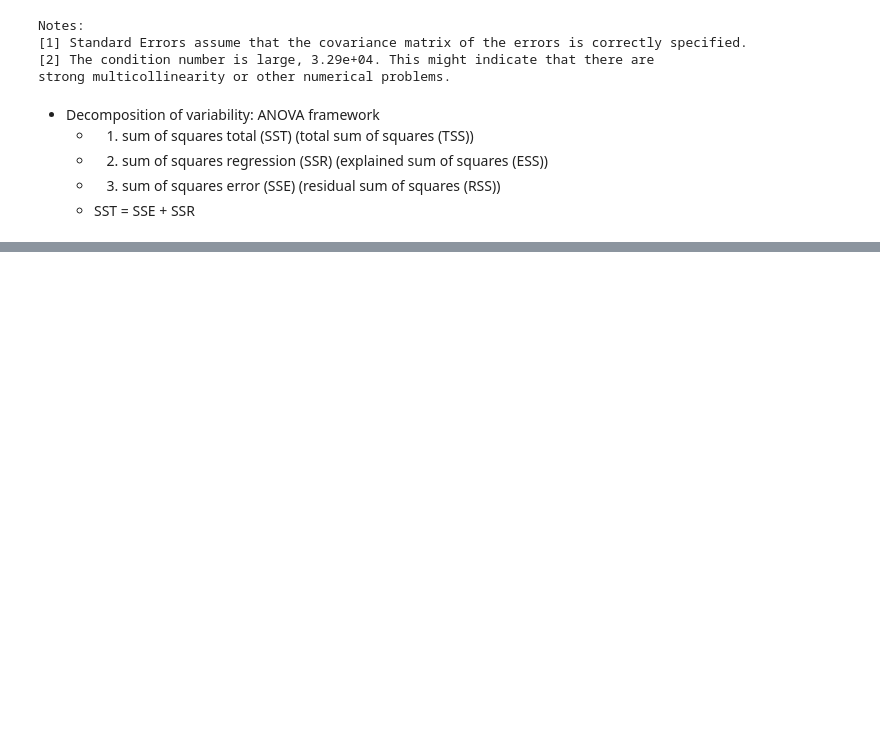
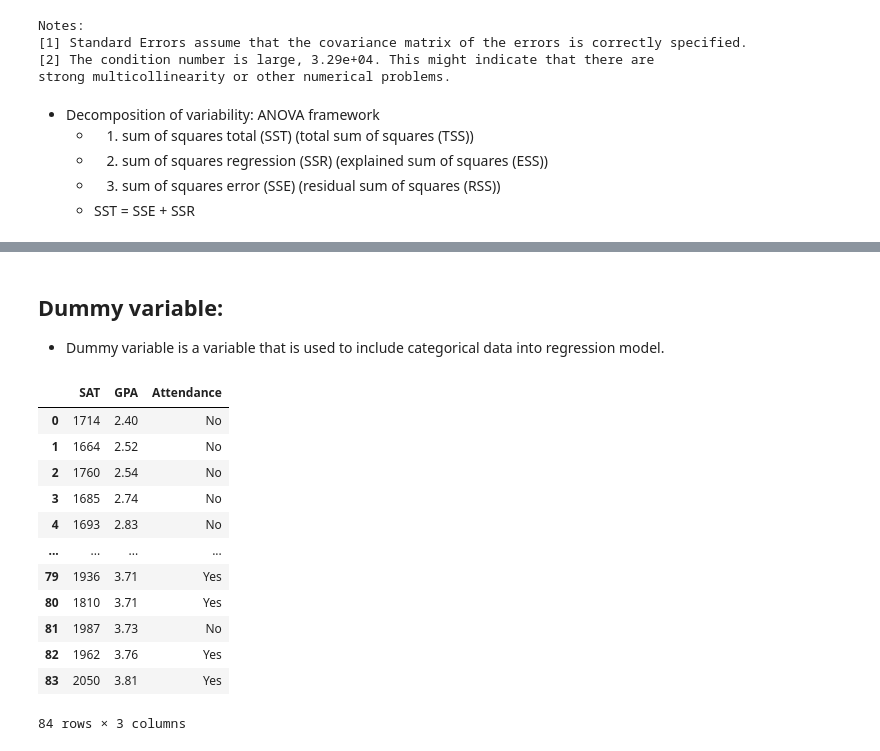
Before and after one commit to ShayanJul/DataScience, a Jupyter notebook: regression analysis with python.ipynb, the cells around one changed output, grey strips where cells are left out. Saved outputs shown, nothing was run; the diff lists cells and outputs as text; code cells hidden in the pictures; blank space fills up the shorter version.

```diff
--- a/regression analysis with python.ipynb
+++ b/regression analysis with python.ipynb
@@ -92,0 +174,21 @@ strong multicollinearity or other numerical problems.
+# %% [markdown]
+## Dummy variable:
+* Dummy variable is a variable that is used to include categorical data into regression model.
+# %%
+# loading a categorical data
+raw_data = pd.read_csv('18.3 1.03. Dummies.csv')
+raw_data
+# %% [output]
+|  | SAT | GPA | Attendance |
+| 0 | 1714 | 2.40 | No |
+| 1 | 1664 | 2.52 | No |
+| 2 | 1760 | 2.54 | No |
+| 3 | 1685 | 2.74 | No |
+| 4 | 1693 | 2.83 | No |
+| ... | ... | ... | ... |
+| 79 | 1936 | 3.71 | Yes |
+| 80 | 1810 | 3.71 | Yes |
+| 81 | 1987 | 3.73 | No |
+| 82 | 1962 | 3.76 | Yes |
+| 83 | 2050 | 3.81 | Yes |
+84 rows × 3 columns
```
Also changed, not shown: parts of 8 cells of this notebook, 2 other files.
